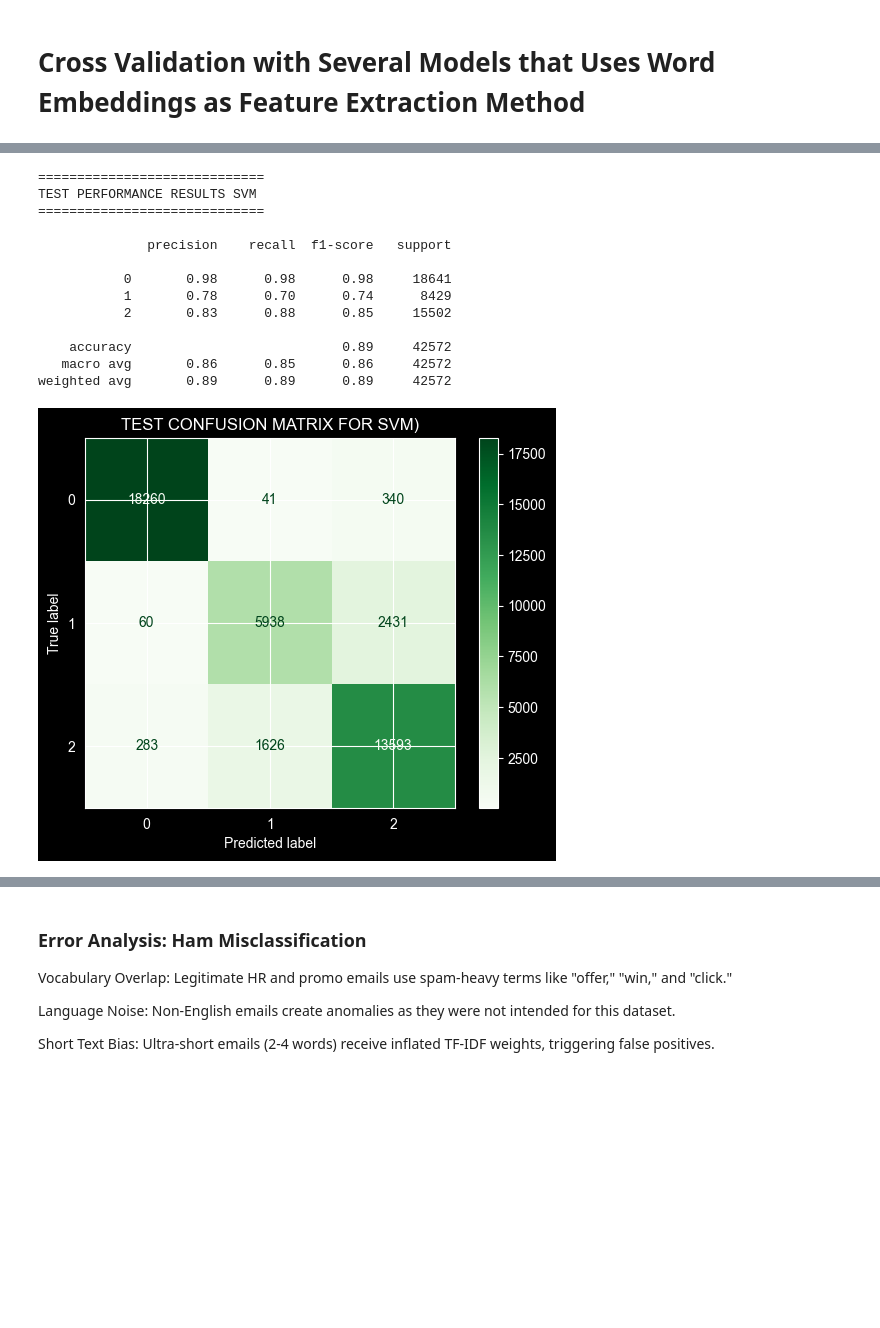
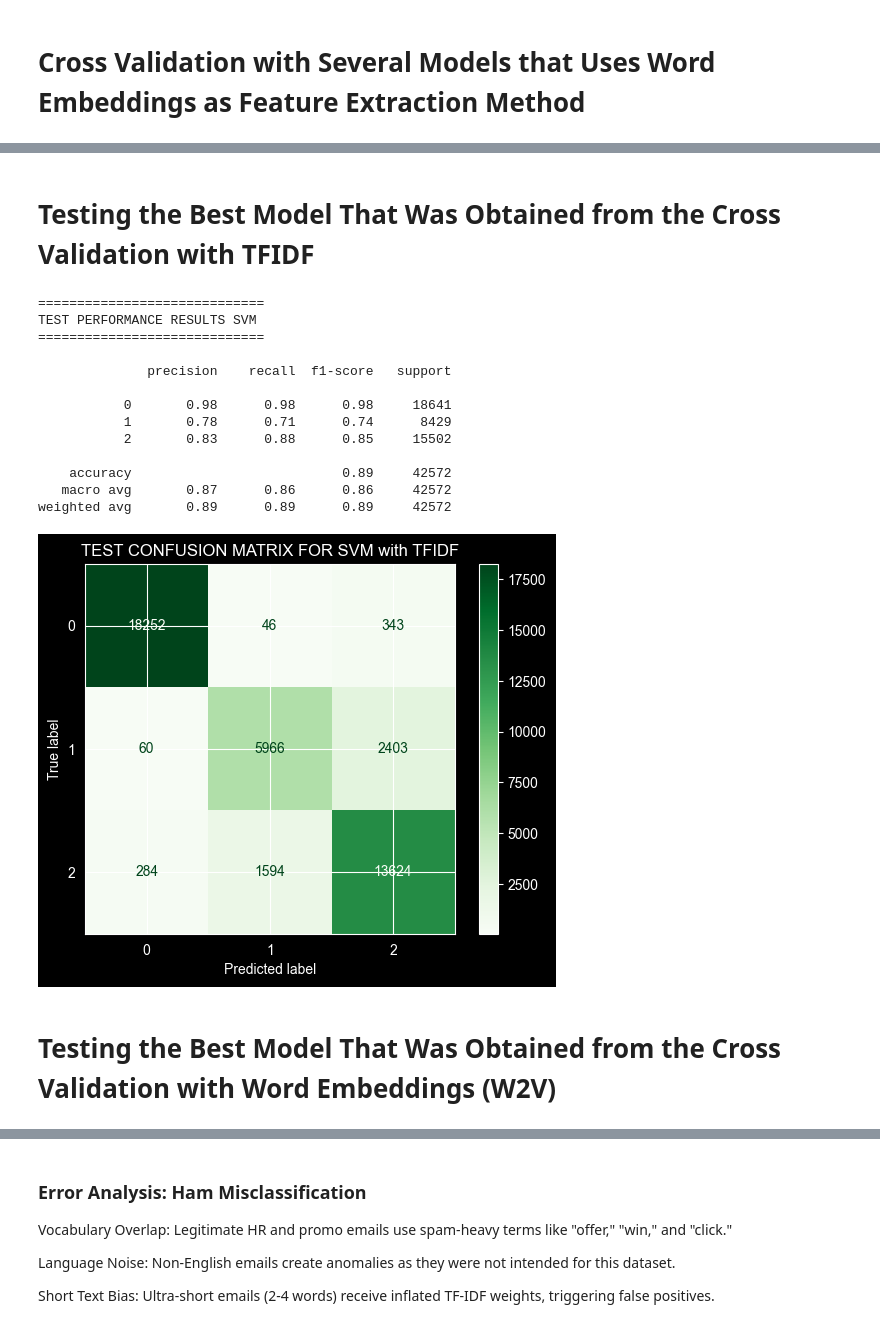
Before and after one commit to BrunoM6/Y1S2-NLP, a Jupyter notebook: project.ipynb, the cells around one changed output, grey strips where cells are left out. Drawn from its saved outputs; the diff is of its cells as text; code cells hidden in the pictures; blank space fills up the shorter version.

```diff
--- a/project.ipynb
+++ b/project.ipynb
@@ -47,13 +33,6 @@ from sklearn.tree import DecisionTreeClassifier
 # %% [markdown]
 # Loading Dataset, Stemming and Duplicates Removal
 # %%
-import os
-import re
-import pandas as pd
-from tqdm import tqdm
-from nltk.corpus import stopwords
-from nltk.stem import PorterStemmer
-
 # 1. Configurações e Inicialização
 RAW_CSV_DIR = "data/df.csv"
 CLEAN_CSV_DIR = "data/cleaned_df.csv"
@@ -105,7 +84,7 @@ else:
     df = pd.read_csv(RAW_CSV_DIR)
     df = df.dropna(subset=['text'])
 
-    tqdm.pandas(desc="A limpar texto")
+    tqdm.pandas(desc="Cleaning Text")
     df['cleaned_text'] = df['text'].progress_apply(clean_spam_text)
 
     # apply 'escapenumb', 'mailcom' and 'httpwww' filters
@@ -155,7 +130,7 @@ y = df['label'] # 0 -> ham, 1 -> phish, 2 -> spam
 X_train, X_test, y_train, y_test = train_test_split(X, y, test_size=0.2, random_state=42)
 
 text_clf = Pipeline([
-    ('vect', CountVectorizer(stop_words='english', min_df=2, max_df=0.7)),
+    ('vect', CountVectorizer(min_df=2, max_df=0.7)),
     ('clf', MultinomialNB())
 ])
 
@@ -477,7 +462,7 @@ Decision Tree          0.933 ± 0.001
 best_svm_pipeline = Pipeline([
     ('vectorizer', CountVectorizer(min_df=2, max_df=0.7)),
     ('scaler', MaxAbsScaler()),
-    ('classifier', LinearSVC(random_state=42))
+    ('classifier', LinearSVC(random_state=42, max_iter=2000))
 ])
 
 
@@ -500,7 +485,7 @@ ConfusionMatrixDisplay.from_predictions(
     display_labels=best_svm_pipeline.classes_,
     cmap='Greens'
 )
-plt.title('TEST CONFUSION MATRIX FOR SVM (BoW)')
+plt.title('TEST CONFUSION MATRIX FOR SVM with BoW')
 plt.show()
 # %% [output]
 Training the best SVM model on the full training set...
@@ -523,40 +508,44 @@ weighted avg       0.85      0.85      0.85     42572
+# %% [markdown]
+# Testing the Best Model That Was Obtained from the Cross Validation with TFIDF
 # %%
 best_model_pipeline = Pipeline([
     ('vectorizer', TfidfVectorizer(min_df=2, max_df=0.7)),
-    ('classifier', LinearSVC(random_state=42))
+    ('classifier', LinearSVC(random_state=42, max_iter=2000))
 ])
 
 best_model_pipeline.fit(X_train, y_train)
 
 y_pred = best_model_pipeline.predict(X_test)
 
 print("\n=============================")
 print("TEST PERFORMANCE RESULTS SVM")
 print("=============================\n")
 print(classification_report(y_test, y_pred))
 
 ConfusionMatrixDisplay.from_predictions(
     y_test,
     y_pred,
     display_labels=best_model_pipeline.classes_,
     cmap='Greens'
 )
-plt.title('TEST CONFUSION MATRIX FOR SVM)')
+plt.title('TEST CONFUSION MATRIX FOR SVM with TFIDF')
 plt.show()
 # %% [output]
 =============================
 TEST PERFORMANCE RESULTS SVM
 =============================
 
               precision    recall  f1-score   support
 
            0       0.98      0.98      0.98     18641
-           1       0.78      0.70      0.74      8429
+           1       0.78      0.71      0.74      8429
            2       0.83      0.88      0.85     15502
 
     accuracy                           0.89     42572
-   macro avg       0.86      0.85      0.86     42572
+   macro avg       0.87      0.86      0.86     42572
 weighted avg       0.89      0.89      0.89     42572
-[figure, old version]
+[figure, new version]
+# %% [markdown]
+# Testing the Best Model That Was Obtained from the Cross Validation with Word Embeddings (W2V)
 # %%
 mlp_pipeline = Pipeline([
```
Also changed, not shown: parts of 11 cells of this notebook.
